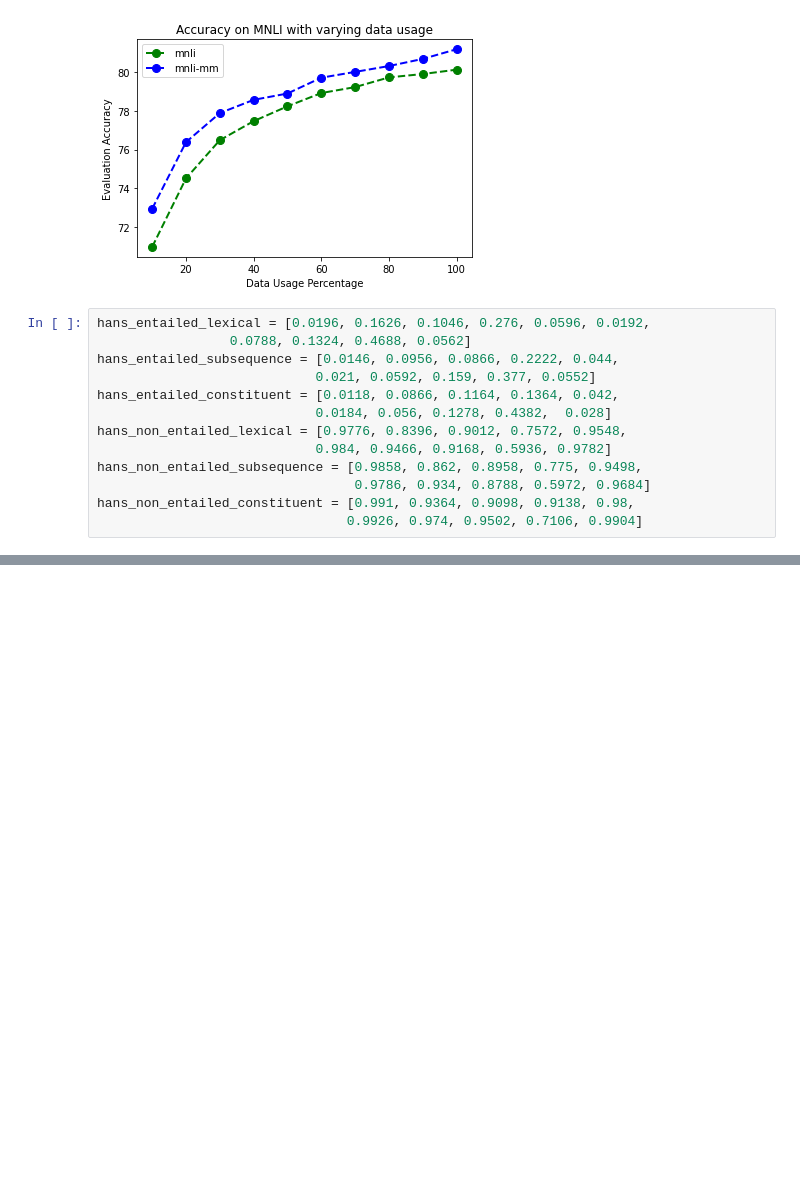
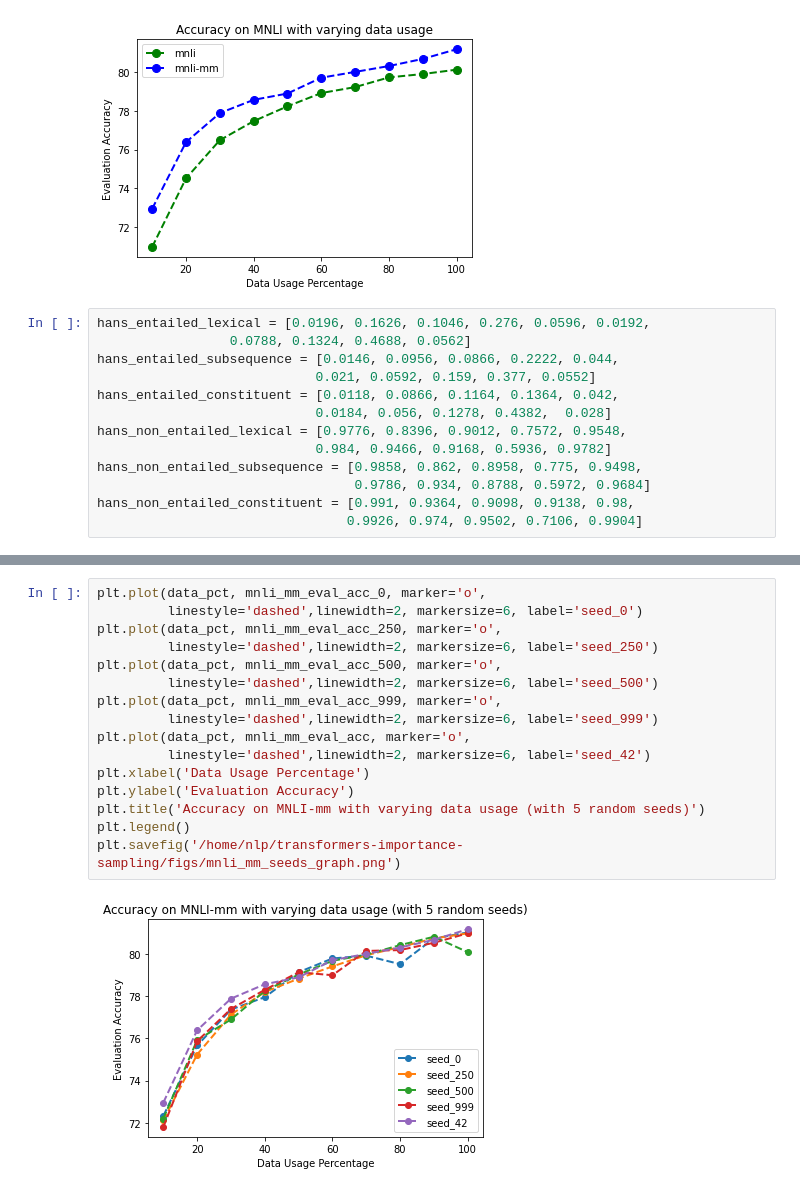
Before and after one commit to prajjwal1/generalize_lm_nli, a Jupyter notebook: nbs/graph_plots.ipynb, the cells around one changed output, grey strips where cells are left out. Drawn from its saved outputs; the diff is of its cells as text; blank space fills up the shorter version.

```diff
--- a/nbs/graph_plots.ipynb
+++ b/nbs/graph_plots.ipynb
@@ -64,0 +158,18 @@ plt.savefig('/home/nlp/transformers-importance-sampling/figs/hans_non_entailed.p
+# %%
+plt.plot(data_pct, mnli_mm_eval_acc_0, marker='o',
+         linestyle='dashed',linewidth=2, markersize=6, label='seed_0')
+plt.plot(data_pct, mnli_mm_eval_acc_250, marker='o',
+         linestyle='dashed',linewidth=2, markersize=6, label='seed_250')
+plt.plot(data_pct, mnli_mm_eval_acc_500, marker='o',
+         linestyle='dashed',linewidth=2, markersize=6, label='seed_500')
+plt.plot(data_pct, mnli_mm_eval_acc_999, marker='o',
+         linestyle='dashed',linewidth=2, markersize=6, label='seed_999')
+plt.plot(data_pct, mnli_mm_eval_acc, marker='o',
+         linestyle='dashed',linewidth=2, markersize=6, label='seed_42')
+plt.xlabel('Data Usage Percentage')
+plt.ylabel('Evaluation Accuracy')
+plt.title('Accuracy on MNLI-mm with varying data usage (with 5 random seeds)')
+plt.legend()
+plt.savefig('/home/nlp/transformers-importance-sampling/figs/mnli_mm_seeds_graph.png')
+# %% [output]
+[figure, added]
```
Also changed, not shown: parts of 14 cells of this notebook, 8 other files.
